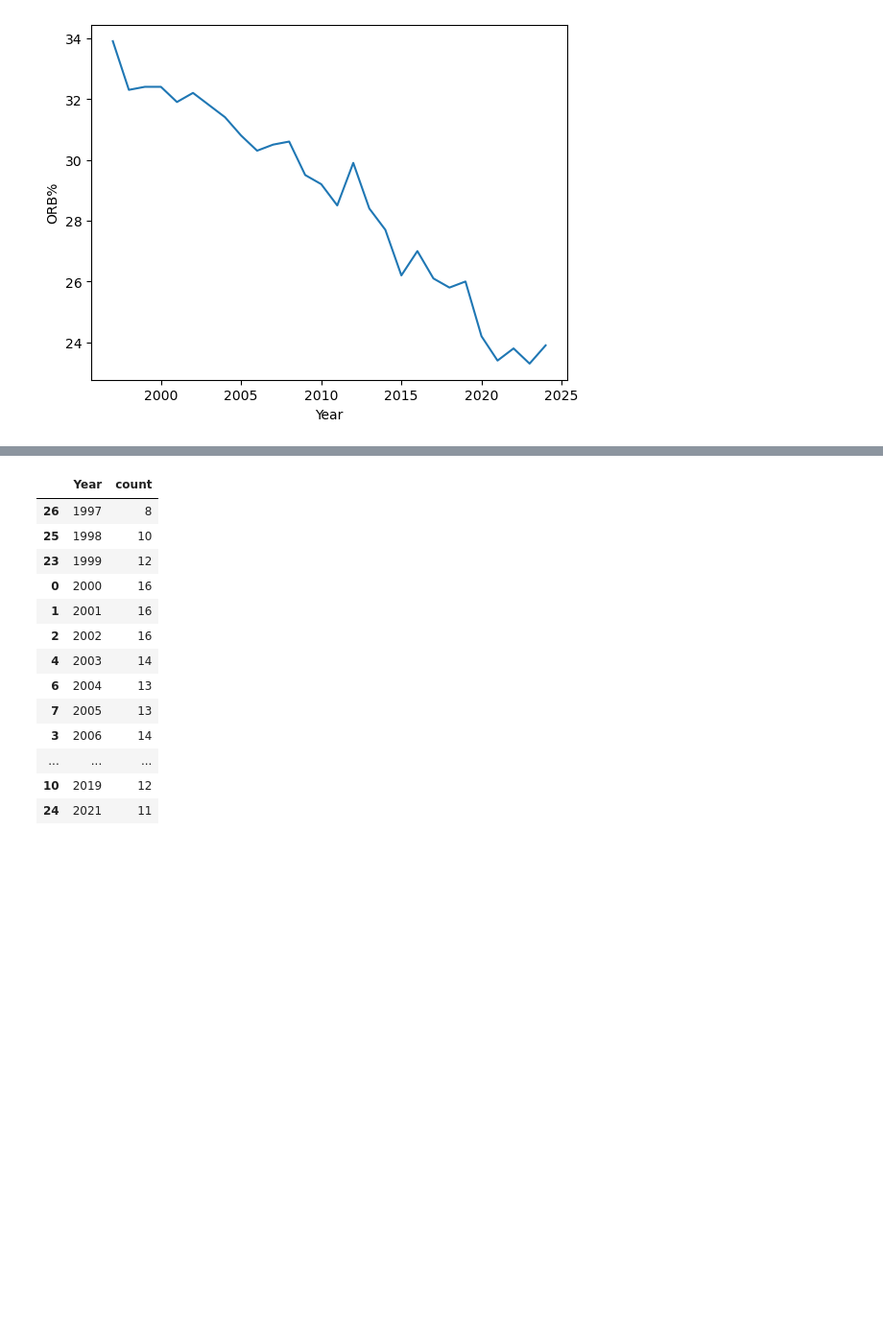
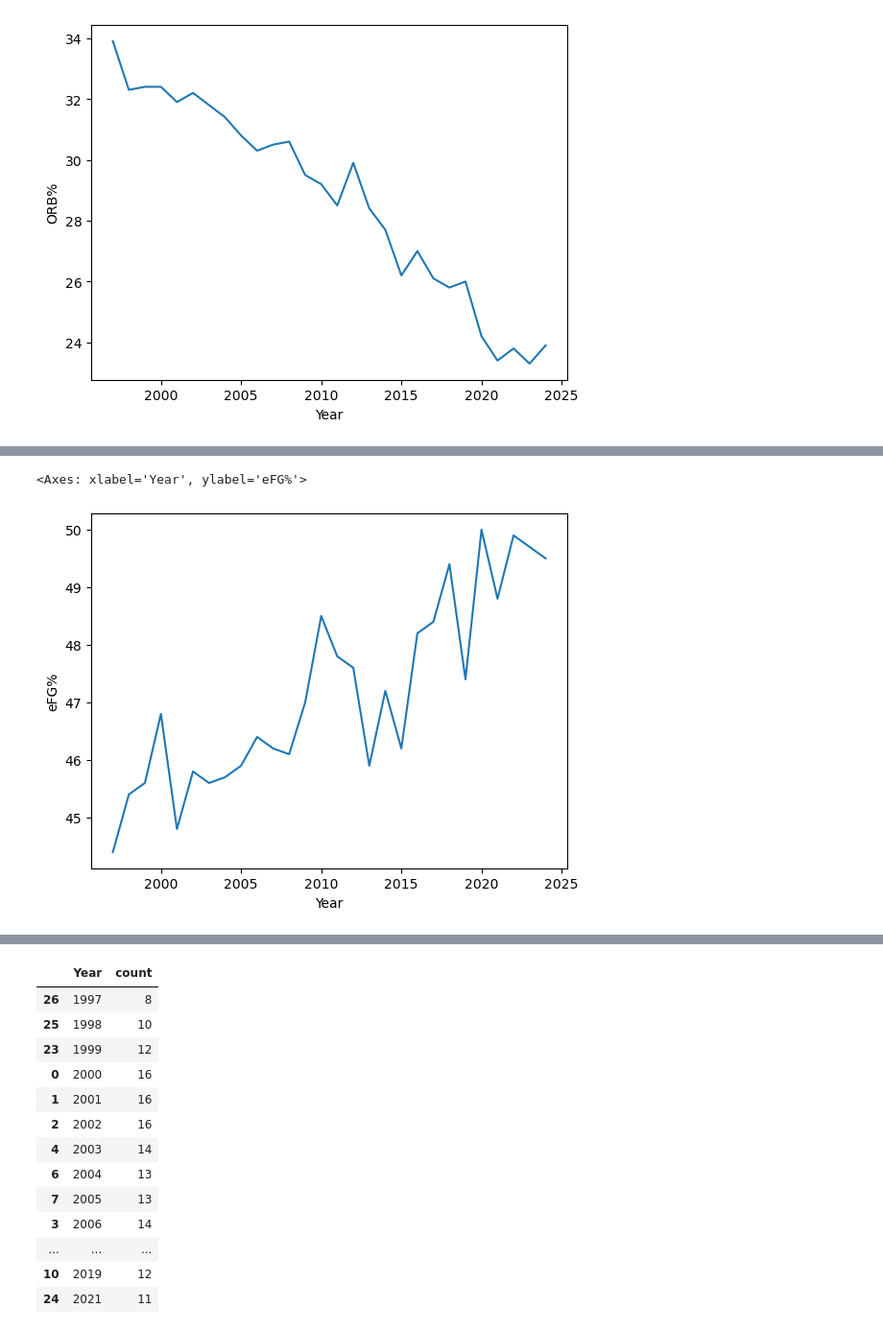
Before and after one commit to tasleem-m/Insight-into-the-WNBA, a Jupyter notebook: notebook/Capstone_copy.ipynb, the cells around one changed output, grey strips where cells are left out. Shown at 96% size. Cells and saved outputs as stored; diff of their text form; code cells hidden in the pictures; blank space fills up the shorter version.

```diff
--- a/notebook/Capstone_copy.ipynb
+++ b/notebook/Capstone_copy.ipynb
@@ -75,6 +52,7 @@ game_stats
 # %%
 game_stats_1 = pd.concat([pd.read_csv("../data/"+fp, skiprows=1).assign(Year=os.path.basename(fp)) for fp in files_2])
 game_stats_1['Year'] = game_stats_1['Year'].str.split('-').str[0].astype(int)
+game_stats_1[['eFG%', 'eFG%.1']] = game_stats_1[['eFG%', 'eFG%.1']] * 100
 game_stats_1
 # %% [output]
 |  | Rk | Team | Age | W | L | PW | PL | MOV | SOS | SRS | ... | ... |
@@ -253,0 +230,3 @@ sns.lineplot(data = oreb,
+# %%
+efg = game_stats_1[['eFG%', 'Year']][game_stats_1['Team']=='League Average']
+efg
@@ -253,0 +251,7 @@ sns.lineplot(data = oreb,
+# %%
+sns.lineplot(data = efg,
+           x='Year',
+           y = 'eFG%')
+# %% [output]
+<Axes: xlabel='Year', ylabel='eFG%'>
+[figure, added]
```
Also changed, not shown: parts of 17 cells of this notebook.
